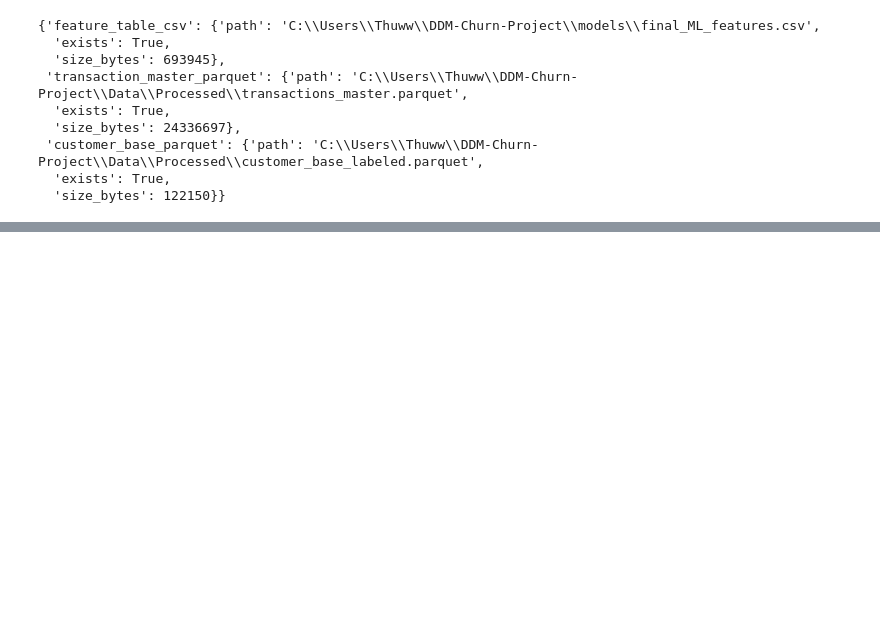
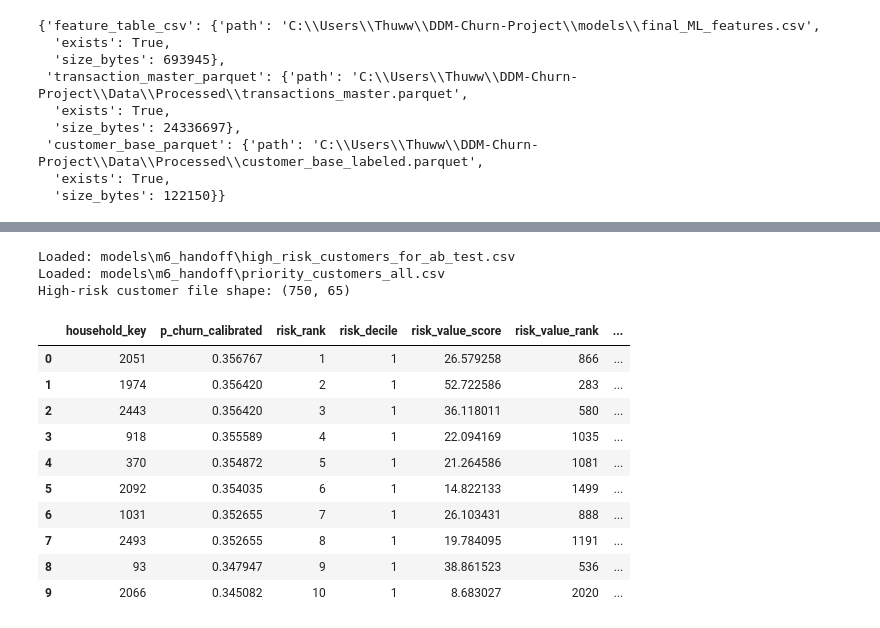
Before and after one commit to bich-le/DDM-Churn-Project, a Jupyter notebook: notebooks/05_Predictive_Modeling.ipynb, the cells around one changed output, grey strips where cells are left out. Cells and saved outputs as stored; diff of their text form; code cells hidden in the pictures; blank space fills up the shorter version.

Commit message:
feat(m5): Add PSM Modeling (dummy artifacts)

```diff
--- a/notebooks/05_Predictive_Modeling.ipynb
+++ b/notebooks/05_Predictive_Modeling.ipynb
@@ -15,14 +22,25 @@ This notebook is intentionally thin. The reusable production logic lives in `scr
 # %%
 from pathlib import Path
 import sys
+import json
+import pandas as pd
 
-PROJECT_ROOT = Path.cwd()
-if not (PROJECT_ROOT / 'Data').exists() and (PROJECT_ROOT.parent / 'Data').exists():
-    PROJECT_ROOT = PROJECT_ROOT.parent
+PROJECT_ROOT = Path.cwd().resolve()
+if not (PROJECT_ROOT / 'config').exists() and (PROJECT_ROOT.parent / 'config').exists():
+    PROJECT_ROOT = PROJECT_ROOT.parent.resolve()
 
 if str(PROJECT_ROOT) not in sys.path:
     sys.path.insert(0, str(PROJECT_ROOT))
 
+CONFIG_PATH = PROJECT_ROOT / 'config' / 'paths.yaml'
+MODELS_DIR = PROJECT_ROOT / 'models'
+REPORTS_DIR = MODELS_DIR / 'reports'
+M6_HANDOFF_DIR = MODELS_DIR / 'm6_handoff'
+DIAGNOSTICS_DIR = MODELS_DIR / 'diagnostics'
+ARTIFACTS_DIR = MODELS_DIR / 'artifacts'
+PSM_INPUTS_DIR = MODELS_DIR / 'psm_inputs'
+
 print('Project root:', PROJECT_ROOT)
-print('Config:', PROJECT_ROOT / 'config' / 'paths.yaml')
+print('Config:', CONFIG_PATH)
+print('Models:', MODELS_DIR)
 # %% [output]
@@ -167,0 +377,30 @@ Important interpretation:
+# %%
+high_risk = read_m5_output('high_risk_customers_for_ab_test.csv', M6_HANDOFF_DIR)
+priority_all = read_m5_output('priority_customers_all.csv', M6_HANDOFF_DIR)
+
+print('High-risk customer file shape:', high_risk.shape)
+display(show_selected(
+    high_risk,
+    [
+        'household_key', 'p_churn_calibrated', 'risk_rank', 'risk_decile',
+        'risk_value_score', 'risk_value_rank', 'priority_segment',
+        'predicted_discounted_value_60d_if_active',
+        'expected_incremental_profit_base', 'recommended_treatment_action_base'
+    ],
+    n=10,
+))
+# %% [output]
+Loaded: models\m6_handoff\high_risk_customers_for_ab_test.csv
+Loaded: models\m6_handoff\priority_customers_all.csv
+High-risk customer file shape: (750, 65)
+|  | household_key | p_churn_calibrated | risk_rank | risk_decile | risk_value_score | risk_value_rank | ... |
+| 0 | 2051 | 0.356767 | 1 | 1 | 26.579258 | 866 | ... |
+| 1 | 1974 | 0.356420 | 2 | 1 | 52.722586 | 283 | ... |
+| 2 | 2443 | 0.356420 | 3 | 1 | 36.118011 | 580 | ... |
+| 3 | 918 | 0.355589 | 4 | 1 | 22.094169 | 1035 | ... |
+| 4 | 370 | 0.354872 | 5 | 1 | 21.264586 | 1081 | ... |
+| 5 | 2092 | 0.354035 | 6 | 1 | 14.822133 | 1499 | ... |
+| 6 | 1031 | 0.352655 | 7 | 1 | 26.103431 | 888 | ... |
+| 7 | 2493 | 0.352655 | 8 | 1 | 19.784095 | 1191 | ... |
+| 8 | 93 | 0.347947 | 9 | 1 | 38.861523 | 536 | ... |
+| 9 | 2066 | 0.345082 | 10 | 1 | 8.683027 | 2020 | ... |
```
Also changed, not shown: parts of 31 cells of this notebook, 26 other files.
